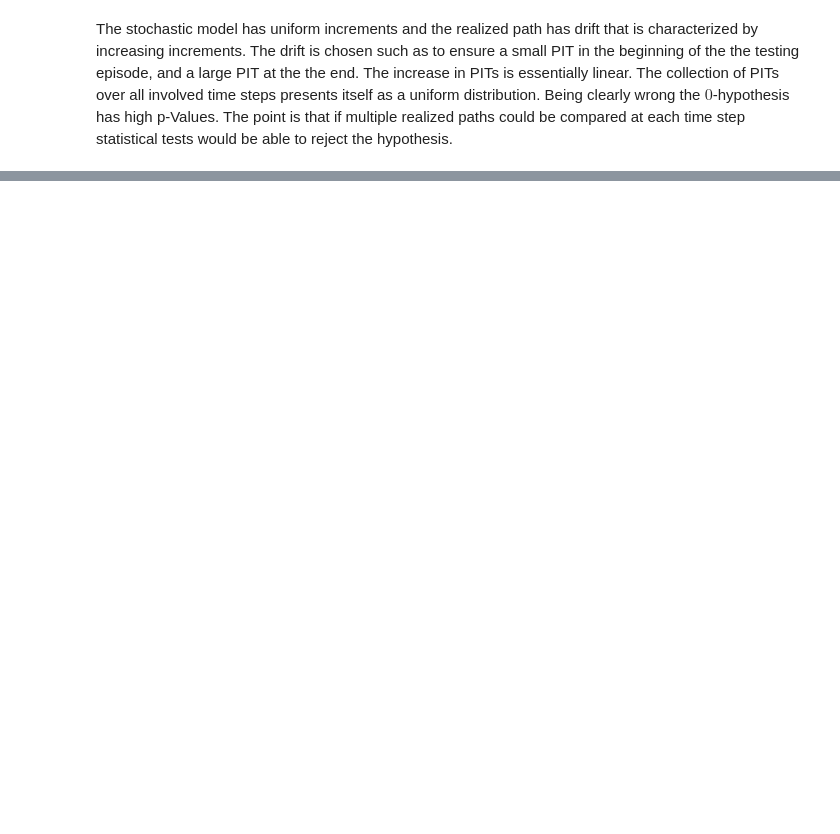
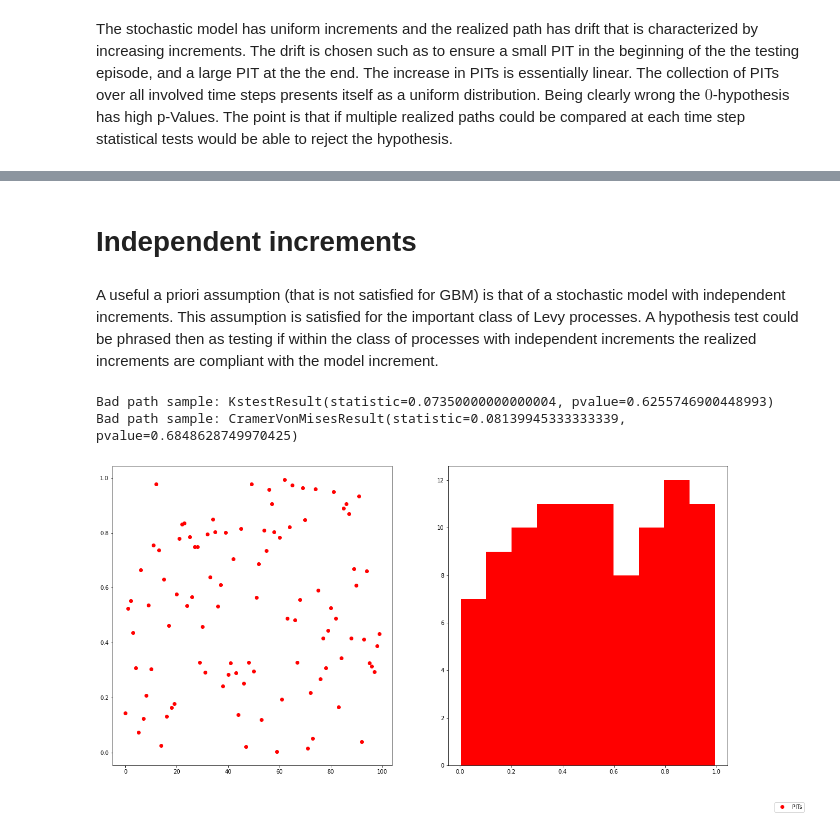
Before and after one commit to plan64/stochasticModelBacktesting, a Jupyter notebook: modelBacktesting_standardRiskFactor.ipynb, the cells around one changed output, grey strips where cells are left out. Cells and saved outputs as stored; diff of their text form; code cells hidden in the pictures; blank space fills up the shorter version.

```diff
--- a/modelBacktesting_standardRiskFactor.ipynb
+++ b/modelBacktesting_standardRiskFactor.ipynb
@@ -256,0 +418,44 @@ The stochastic model has uniform increments and the realized path has drift that
+# %% [markdown]
+# Independent increments
+# %% [markdown]
+A useful a priori assumption (that is not satisfied for GBM) is that of a stochastic model with independent increments. This assumption is satisfied for the important class of Levy processes. A hypothesis test could be phrased then as testing if within the class of processes with independent increments the realized increments are compliant with the model increment.
+# %%
+def bm(n_sim, n_samples, dt, mu, sigma, s0):
+    s = s0*np.ones((n_sim, n_samples+1))
+    bm = sigma * np.sqrt(dt) * np.random.normal(0, mu, (n_sim, n_samples))
+    s[:, 1:s.shape[1]] = np.cumsum(bm, 1)
+    return s
+
+n_sim = 10000
+n_samples = 100
+s0=1
+sigma=0.1
+mu = 0.05
+dt = n_samples/200
+
+modelSamplePaths = bm(n_sim, n_samples, dt, mu, sigma, s0)
+goodPath = modelSamplePaths[[np.random.randint(n_sim)],:]
+
+ECDFs = []
+for i in range(n_samples):
+    ECDFs.append(empirical_distribution.ECDF(modelSamplePaths[:,i+1] - modelSamplePaths[:,i]))
+
+examplePathPITValues = np.empty(n_samples)
+
+for i, ECDF in enumerate(ECDFs):
+    examplePathPITValues[i] = ECDF(goodPath[:,i+1] - goodPath[:,i])
+
+fig, axs = plt.subplots(1, 2, figsize=(20, 10))
+axs[0].plot(examplePathPITValues, 'o', c = 'red')
+axs[1].hist(examplePathPITValues, bins =10, color = 'red')
+
+fig.legend(['PITs'], loc='lower right', bbox_to_anchor=(1,0.0), ncol=2, bbox_transform=fig.transFigure)
+
+ksExamplePathTest = ss.kstest(examplePathPITValues, 'uniform')
+cmExamplePathCMTest = ss.cramervonmises(examplePathPITValues, 'uniform')
+print('Bad path sample: ' + str(ksExamplePathTest))
+print('Bad path sample: ' + str(cmExamplePathCMTest))
+# %% [output]
+Bad path sample: KstestResult(statistic=0.07350000000000004, pvalue=0.6255746900448993)
+Bad path sample: CramerVonMisesResult(statistic=0.08139945333333339, pvalue=0.6848628749970425)
+[figure, added]
```
Also changed, not shown: parts of 30 cells of this notebook.
